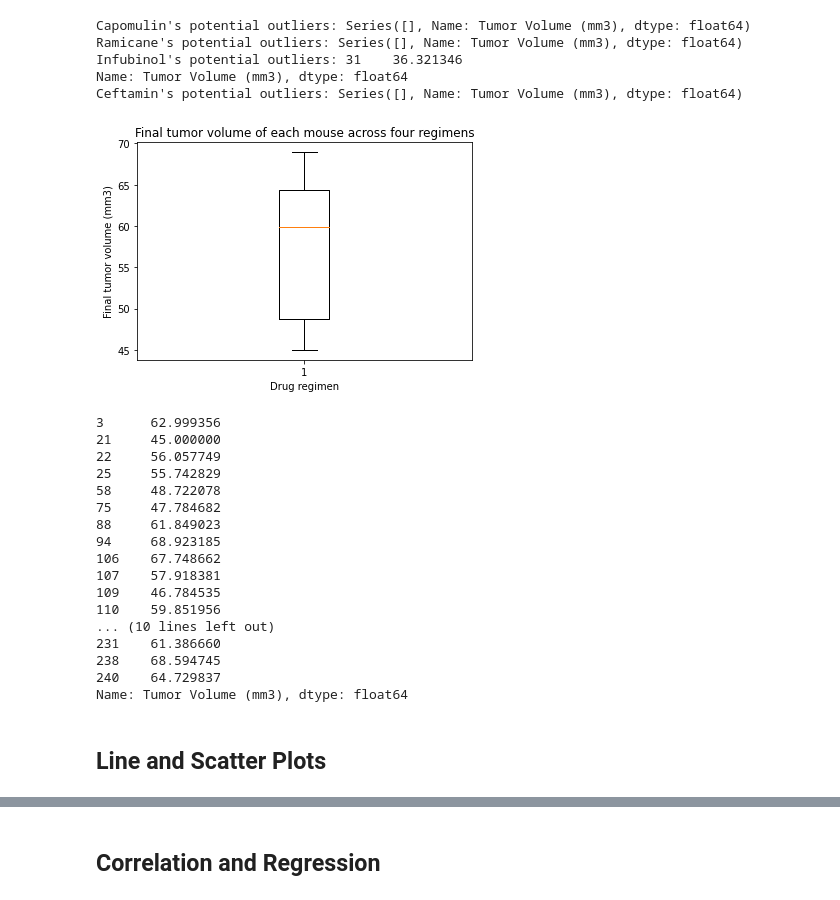
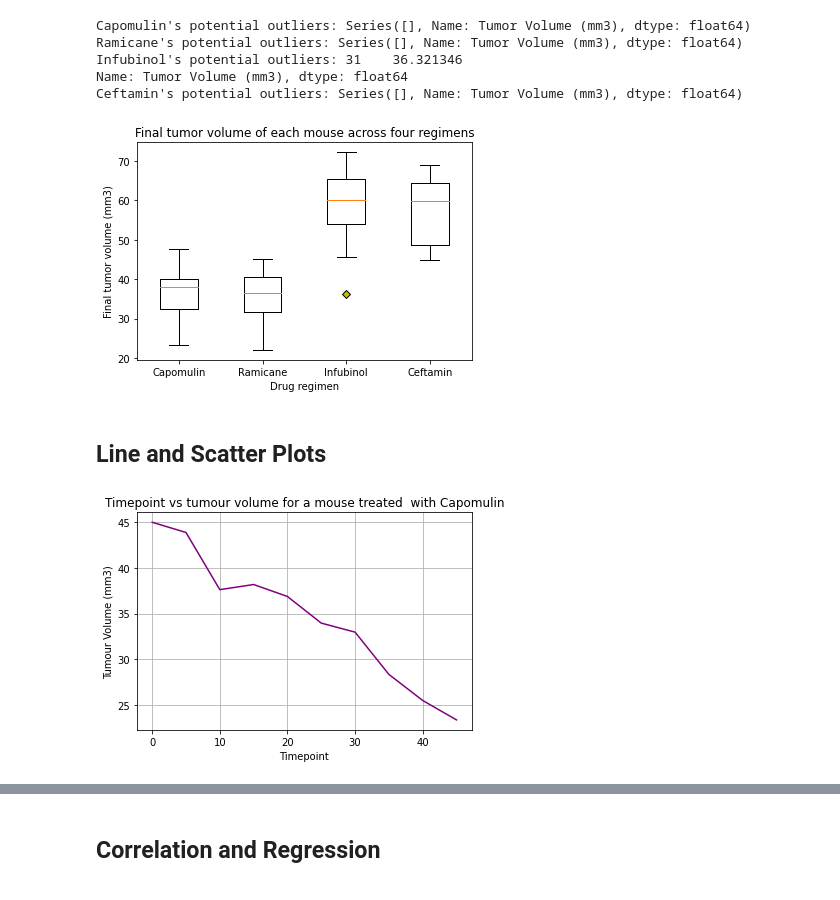
Before and after one commit to denk-ie/matplotlib-challenge, a Jupyter notebook: pymaceuticals_starter.ipynb, the cells around one changed output, grey strips where cells are left out. Cells and saved outputs as stored; diff of their text form; code cells hidden in the pictures.

```diff
--- a/pymaceuticals_starter.ipynb
+++ b/pymaceuticals_starter.ipynb
@@ -220,19 +224,19 @@ final_tumor_vol = []
 for drug in treatment:
 
     # Locate the rows which contain mice on each drug and get the tumor volumes
-    final_tumor_vol = last_timepoint_merged.loc[last_timepoint_merged["Drug Regimen"] == drug, "Tumor Volume (mm3)"]
+    tumor_vol_filter = last_timepoint_merged.loc[last_timepoint_merged["Drug Regimen"] == drug, "Tumor Volume (mm3)"]
 
     # add subset
-    final_tumor_vol.append(final_tumor_vol)
+    final_tumor_vol.append(tumor_vol_filter)
 
     # Determine outliers using upper and lower bounds
-    quartiles = final_tumor_vol.quantile([.25,.5,.75])
+    quartiles = tumor_vol_filter.quantile([.25,.5,.75])
     lowerq = quartiles[0.25]
     upperq = quartiles[0.75]
     iqr = upperq-lowerq
     lower_bound = lowerq - (1.5*iqr)
     upper_bound = upperq + (1.5*iqr)
-    outliers = final_tumor_vol.loc[(final_tumor_vol < lower_bound) | (final_tumor_vol > upper_bound)]
+    outliers = tumor_vol_filter.loc[(tumor_vol_filter < lower_bound) | (tumor_vol_filter > upper_bound)]
     print(f"{drug}'s potential outliers: {outliers}")
 # %% [output]
 Capomulin's potential outliers: Series([], Name: Tumor Volume (mm3), dtype: float64)
@@ -242,34 +246,24 @@ Name: Tumor Volume (mm3), dtype: float64
 Ceftamin's potential outliers: Series([], Name: Tumor Volume (mm3), dtype: float64)
 # %%
 # Generate a box plot of the final tumor volume of each mouse across four regimens of interest
-treatments = [final_tumor_vol, final_tumor_vol, final_tumor_vol, final_tumor_vol]
-plt.boxplot(final_tumor_vol)
+yellow_diamond = dict(markerfacecolor="y", marker="D")
+plt.boxplot(final_tumor_vol, labels=treatment, flierprops=yellow_diamond)
 plt.title("Final tumor volume of each mouse across four regimens")
 plt.xlabel("Drug regimen")
 plt.ylabel("Final tumor volume (mm3)")
-plt.xticks()
 plt.show()
-final_tumor_vol
 # %% [output]
-[figure, old version]
+[figure, new version]
-3      62.999356
-21     45.000000
-22     56.057749
-25     55.742829
-58     48.722078
-75     47.784682
-88     61.849023
-94     68.923185
-106    67.748662
-107    57.918381
-109    46.784535
-110    59.851956
-... (10 lines left out)
-231    61.386660
-238    68.594745
-240    64.729837
-Name: Tumor Volume (mm3), dtype: float64
 # %% [markdown]
 ## Line and Scatter Plots
 # %%
 # Generate a line plot of time point versus tumor volume for a mouse treated with Capomulin
+mouse = clean_mouse_data.loc[clean_mouse_data["Mouse ID"] == "s185",:]
+plt.plot(mouse["Timepoint"], mouse["Tumor Volume (mm3)"], c='purple')
+plt.title("Timepoint vs tumour volume for a mouse treated  with Capomulin")
+plt.xlabel("Timepoint")
+plt.ylabel("Tumour Volume (mm3)")
+plt.grid()
+plt.show()
+# %% [output]
+[figure, added]
```
Also changed, not shown: parts of 9 cells of this notebook.
